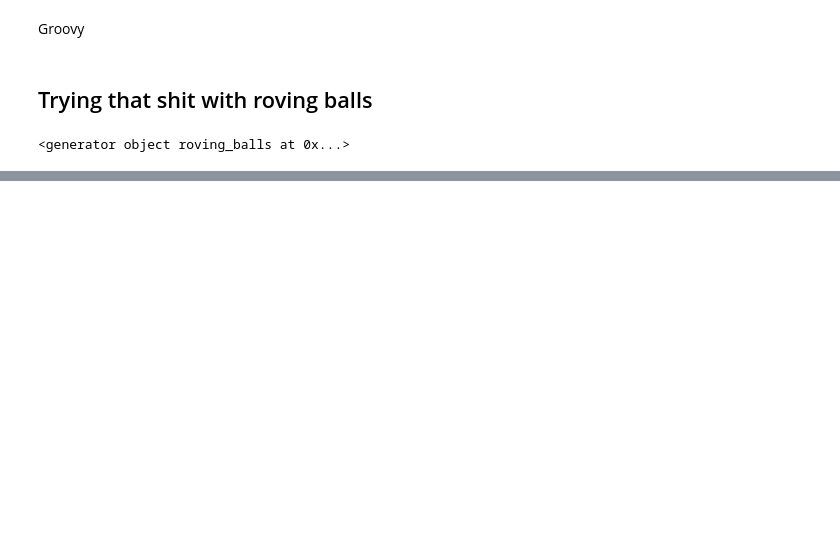
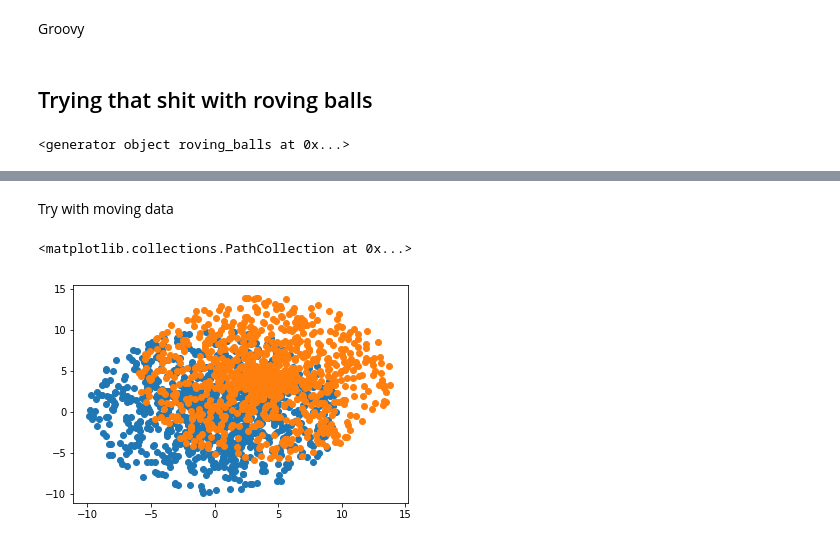
Before and after one commit to AndreasAlam/olac, a Jupyter notebook: notebooks/sbe_vis_demo_dev.ipynb, the cells around one changed output, grey strips where cells are left out. Saved outputs shown, nothing was run; the diff lists cells and outputs as text; code cells hidden in the pictures; blank space fills up the shorter version.

```diff
--- a/notebooks/sbe_vis_demo_dev.ipynb
+++ b/notebooks/sbe_vis_demo_dev.ipynb
@@ -139,0 +193,8 @@ plt.close()
+# %% [markdown]
+Try with moving data
+# %%
+plt.scatter(*pc.rand_cluster(1000, (0,0), 10).T)
+plt.scatter(*(pc.rand_cluster(1000, (0,0), 10)+np.array((4,4)).T).T)
+# %% [output]
+<matplotlib.collections.PathCollection at 0x...>
+[figure, added]
```
Also changed, not shown: parts of 21 cells of this notebook, 1 other file.
